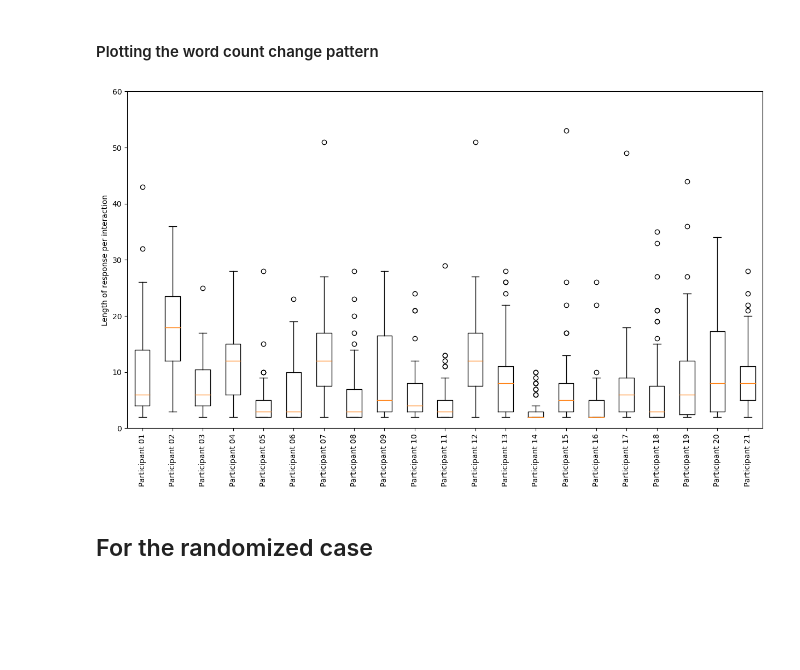
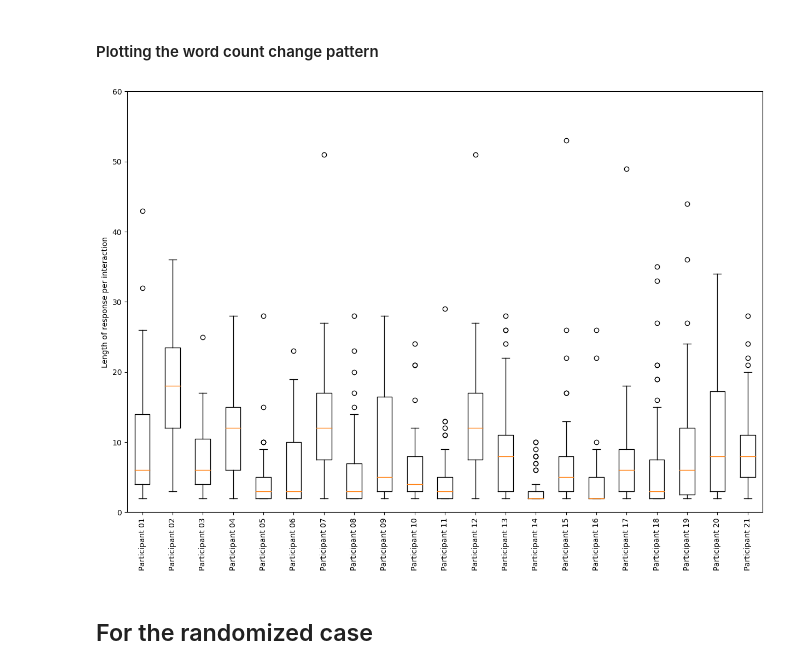
Before and after one commit to hoashalarajh/task_oriented_conversation_system, a Jupyter notebook: recording word counts.ipynb, the cells around one changed output. Drawn from its saved outputs; the diff is of its cells as text; code cells hidden in the pictures; blank space fills up the shorter version.

```diff
--- a/recording word counts.ipynb
+++ b/recording word counts.ipynb
@@ -90,29 +119,32 @@ person21 = [3, 9, 9, 10, 21, 17, 20, 4, 8, 24, 11, 28, 17, 5, 6, 5, 7, 5, 8, 2,
 # %%
 import matplotlib.pyplot as plt
 
 # Create a list of data
 data = [person01, person02, person03, person04, person05, person06, person07, person08, person09, person10, person11, person12, person13,
         person14, person15, person16, person17, person18, person19, person20, person21]
 
 # Set the figure size (width, height in inches)
-plt.figure(figsize=(15, 8))
+plt.figure(figsize=(15,10))
 
 # Plotting the box plots
 plt.boxplot(data, labels = [f'Participant {i:02d}' for i in range(1, 22)])
 
 # Rotate the x-axis labels
 plt.xticks(ticks=range(1, 22), labels = [f'Participant {i:02d}' for i in range(1, 22)], rotation=90)
 
 plt.ylim(0,60)
 
 # Adding title and labels
 #plt.title("Box Plot")
 plt.ylabel("Length of response per interaction")
 
+# Save plot as PDF
+plt.savefig("E:/#Journal/bx_plt_1.pdf")
+
 # Display the plot
 plt.show()
 # %% [output]
-[figure, old version]
+[figure, new version]
 # %% [markdown]
 ## For the randomized case
 # %%
```
Also changed, not shown: parts of 24 cells of this notebook.
